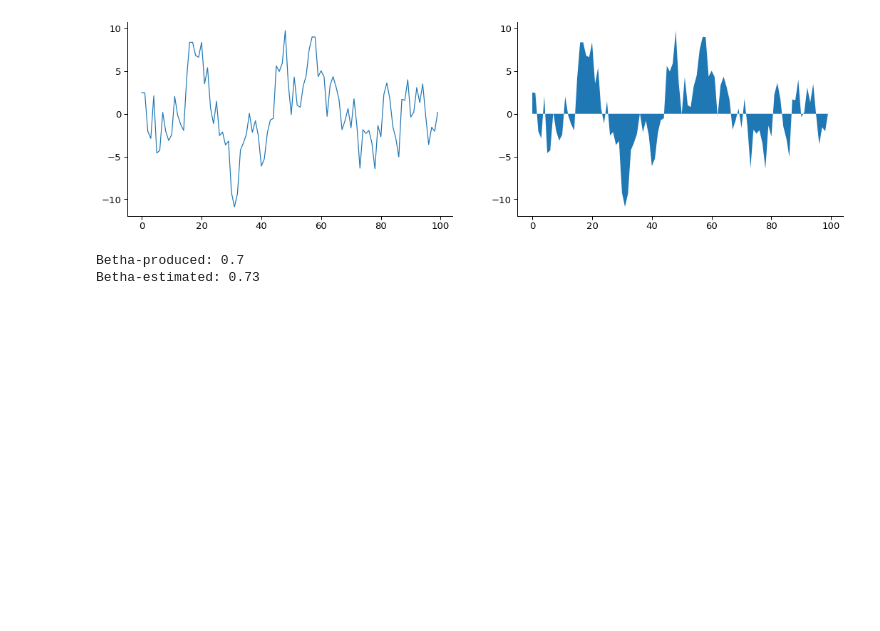
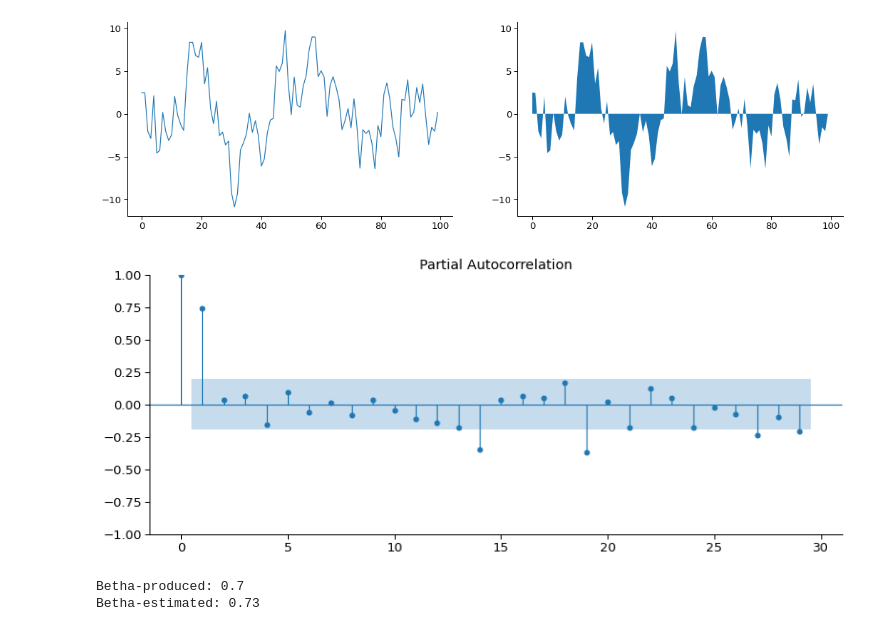
Before and after one commit to razielar/coursera_time_series_forecasting, a Jupyter notebook: coursera_time_series/week_3/1_arma_models/arma.models.ipynb, the cells around one changed output. Cells and saved outputs as stored; diff of their text form; code cells hidden in the pictures; blank space fills up the shorter version.

```diff
--- a/coursera_time_series/week_3/1_arma_models/arma.models.ipynb
+++ b/coursera_time_series/week_3/1_arma_models/arma.models.ipynb
@@ -48,6 +51,10 @@ axes[1].fill_between(time, ar1_sample)
 plt.show()
 # %% [output]
 [figure]
+# %%
+fig_ar1= plot_pacf(ar1_sample, lags= range(0,30), alpha= 0.05)
+# %% [output]
+[figure, added]
 # %%
 model= ARIMA(ar1_sample, order= (1,0,0)).fit()
 # print(model.param_terms)
```
Also changed, not shown: parts of 13 cells of this notebook.
